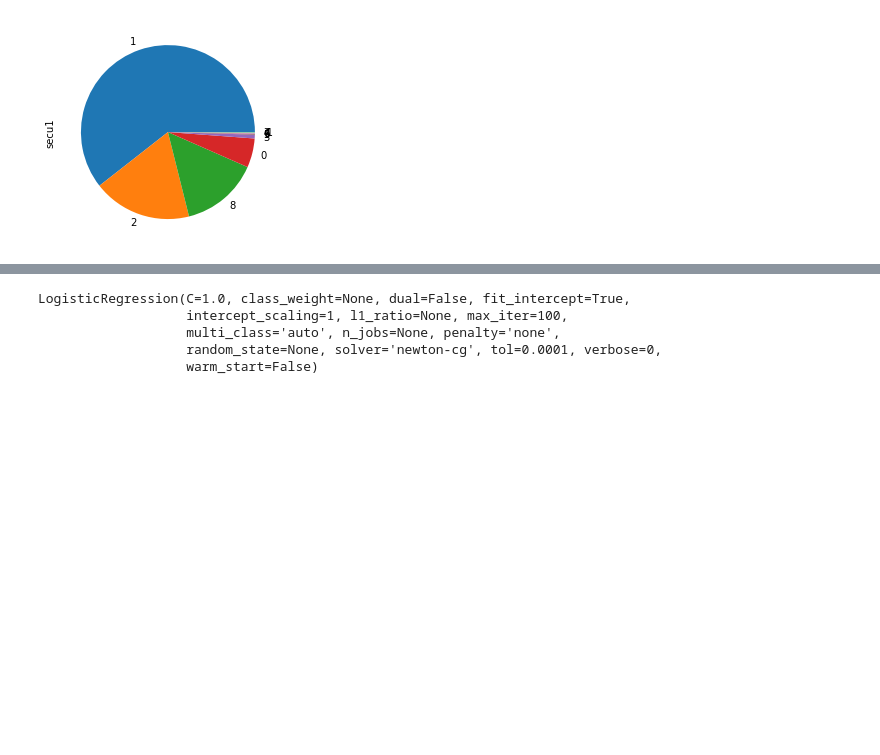
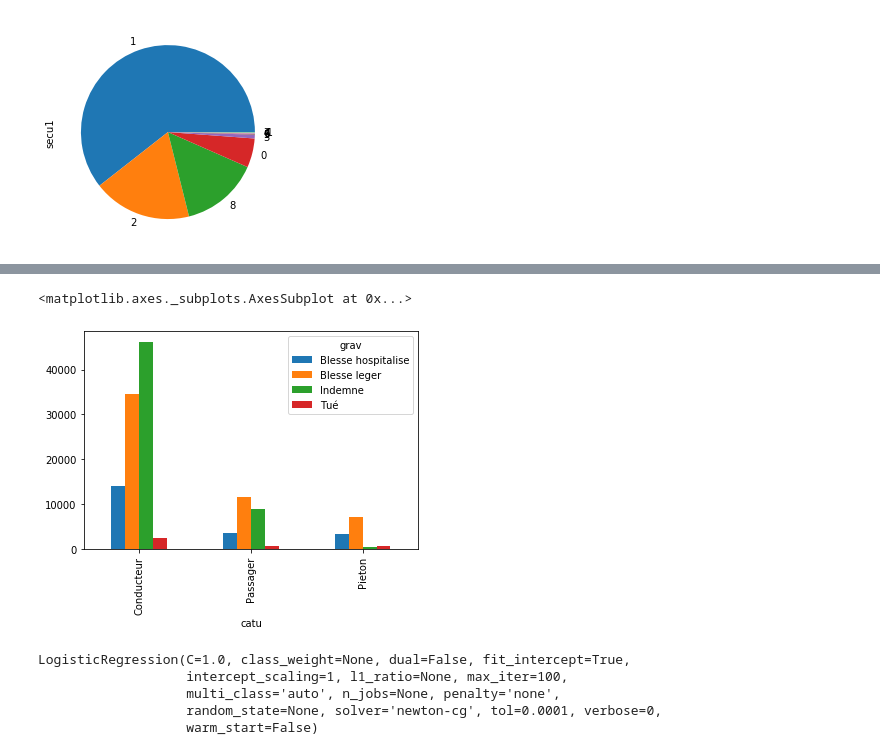
Before and after one commit to Clotilde-23/Accidents-corporels, a Jupyter notebook: Ouverture_donnees.ipynb, the cells around one changed output, grey strips where cells are left out. Cells and saved outputs as stored; diff of their text form; code cells hidden in the pictures; blank space fills up the shorter version.

```diff
--- a/Ouverture_donnees.ipynb
+++ b/Ouverture_donnees.ipynb
@@ -112 +185,6 @@ df_usager[df_usager.sexe == 2].grav.value_counts().plot(kind = 'pie')
+# %%
+pd.crosstab(df.catu, df.grav).plot.bar()
+# %% [output]
+<matplotlib.axes._subplots.AxesSubplot at 0x...>
+[figure, added]
 # %%
```
Also changed, not shown: parts of 23 cells of this notebook.
